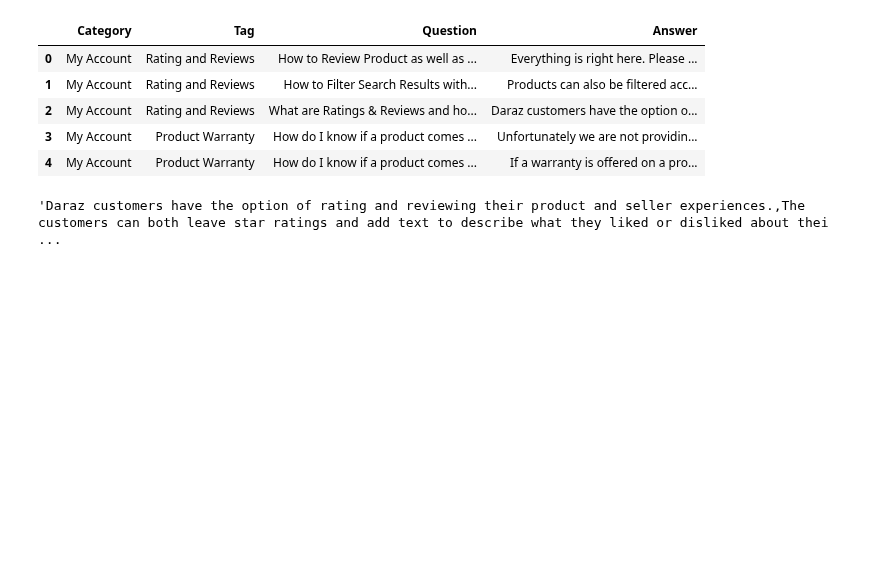
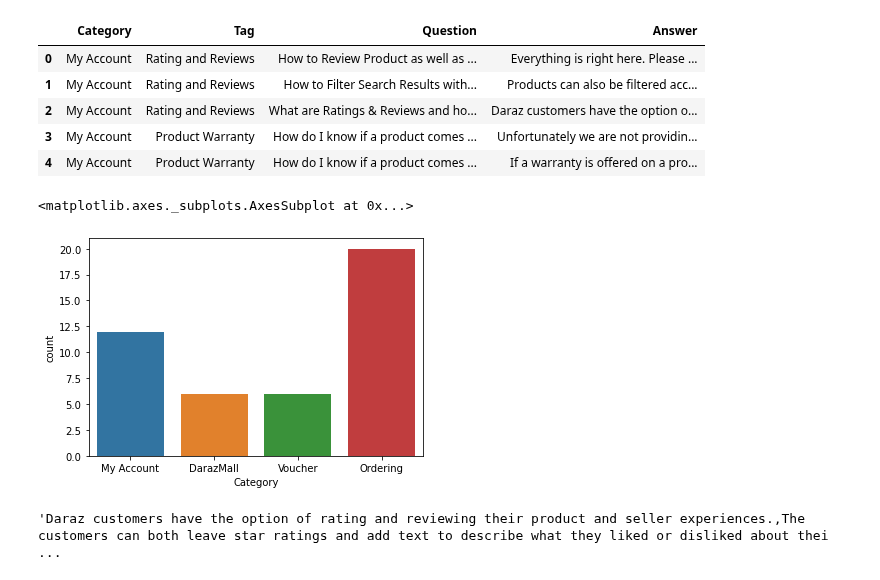
Before and after one commit to rissuuuu/DataScience, a Jupyter notebook: NLP Task/Task.ipynb, the cells around one changed output. Cells and saved outputs as stored; diff of their text form; code cells hidden in the pictures; blank space fills up the shorter version.

```diff
--- a/NLP Task/Task.ipynb
+++ b/NLP Task/Task.ipynb
@@ -42,6 +44,11 @@ df.head()
 | 2 | My Account | Rating and Reviews | What are Ratings & Reviews and ho... | Daraz customers have the option o... |
 | 3 | My Account | Product Warranty | How do I know if a product comes ... | Unfortunately we are not providin... |
 | 4 | My Account | Product Warranty | How do I know if a product comes ... | If a warranty is offered on a pro... |
+# %%
+sns.countplot(df['Category'])
+# %% [output]
+<matplotlib.axes._subplots.AxesSubplot at 0x...>
+[figure, added]
 # %%
 txt=df['Answer'][2]
 txt
```
Also changed, not shown: parts of 10 cells of this notebook, 4 other files.
